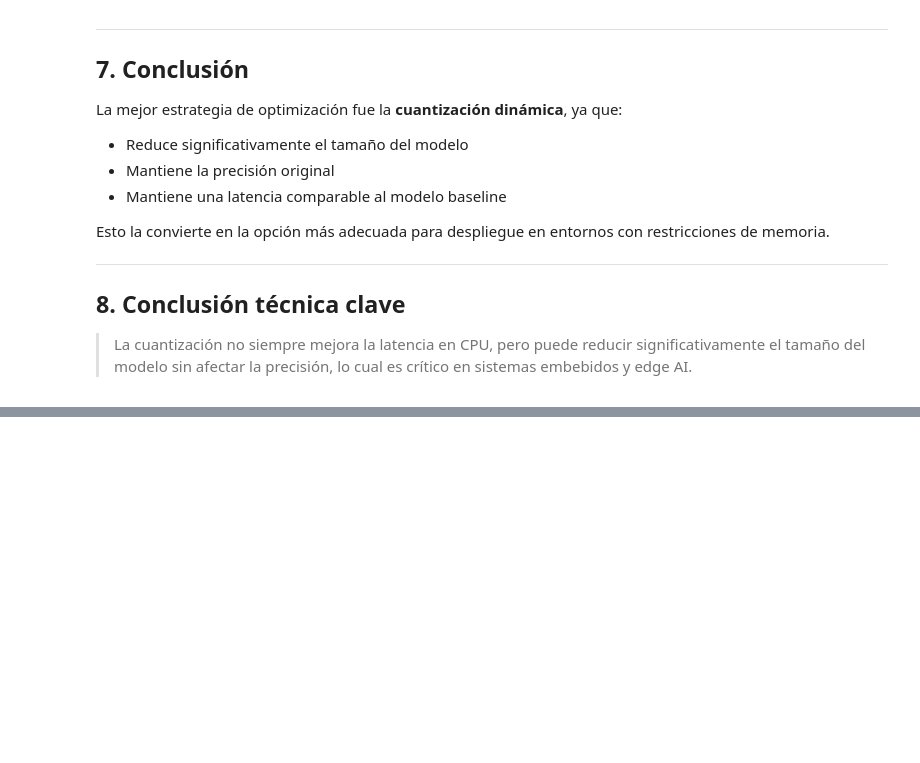
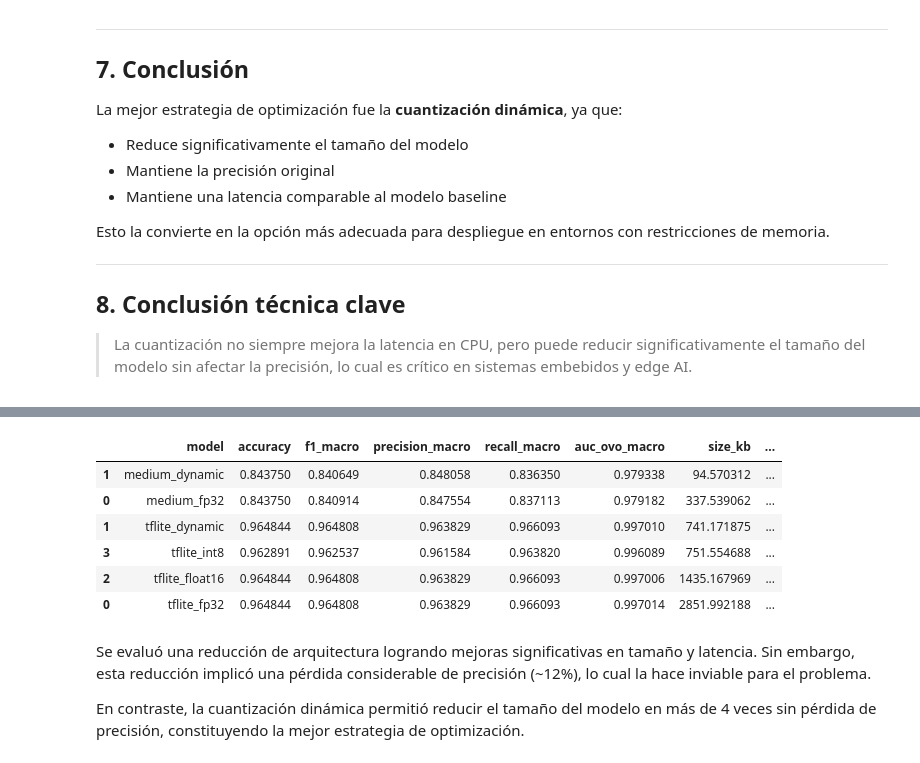
Before and after one commit to jonathancagua/audio, a Jupyter notebook: audio_cuanti.ipynb, the cells around one changed output, grey strips where cells are left out. Cells and saved outputs as stored; diff of their text form; code cells hidden in the pictures; blank space fills up the shorter version.

```diff
--- a/audio_cuanti.ipynb
+++ b/audio_cuanti.ipynb
@@ -1152,0 +1188,20 @@ Esto la convierte en la opción más adecuada para despliegue en entornos con re
+# %%
+callbacks = [
+    tf.keras.callbacks.EarlyStopping(
+        monitor="val_accuracy",
+        patience=5,
+        restore_best_weights=True
+    ),
+    tf.keras.callbacks.ReduceLROnPlateau(
+        monitor="val_loss",
+        factor=0.5,
+        patience=2
+    )
+]
+
+history = medium_model.fit(
+    dataset_train,
+    validation_data=dataset_val,
+    epochs=20,
+    callbacks=callbacks
+)
@@ -1152,0 +1237,3 @@ Esto la convierte en la opción más adecuada para despliegue en entornos con re
+# %%
+tflite_medium_fp32 = convert_to_tflite_fp32(medium_model)
+tflite_medium_dynamic = convert_to_tflite(medium_model, quant_mode="dynamic")
@@ -1152,0 +1258,12 @@ Esto la convierte en la opción más adecuada para despliegue en entornos con re
+# %%
+results_medium = []
+
+results_medium.append(
+    benchmark_tflite_model(tflite_medium_fp32, x_val_np, y_val_np, "medium_fp32")
+)
+
+results_medium.append(
+    benchmark_tflite_model(tflite_medium_dynamic, x_val_np, y_val_np, "medium_dynamic")
+)
+
+pd.DataFrame(results_medium)
@@ -1152,0 +1282,19 @@ Esto la convierte en la opción más adecuada para despliegue en entornos con re
+# %%
+all_results = pd.concat([
+    results_deploy_df,   # tus modelos originales
+    pd.DataFrame(results_medium)
+])
+
+display(all_results.sort_values(by="size_kb"))
+# %% [output]
+|  | model | accuracy | f1_macro | precision_macro | recall_macro | auc_ovo_macro | size_kb | ... |
+| 1 | medium_dynamic | 0.843750 | 0.840649 | 0.848058 | 0.836350 | 0.979338 | 94.570312 | ... |
+| 0 | medium_fp32 | 0.843750 | 0.840914 | 0.847554 | 0.837113 | 0.979182 | 337.539062 | ... |
+| 1 | tflite_dynamic | 0.964844 | 0.964808 | 0.963829 | 0.966093 | 0.997010 | 741.171875 | ... |
+| 3 | tflite_int8 | 0.962891 | 0.962537 | 0.961584 | 0.963820 | 0.996089 | 751.554688 | ... |
+| 2 | tflite_float16 | 0.964844 | 0.964808 | 0.963829 | 0.966093 | 0.997006 | 1435.167969 | ... |
+| 0 | tflite_fp32 | 0.964844 | 0.964808 | 0.963829 | 0.966093 | 0.997014 | 2851.992188 | ... |
+# %% [markdown]
+Se evaluó una reducción de arquitectura logrando mejoras significativas en tamaño y latencia. Sin embargo, esta reducción implicó una pérdida considerable de precisión (~12%), lo cual la hace inviable para el problema.
+
+En contraste, la cuantización dinámica permitió reducir el tamaño del modelo en más de 4 veces sin pérdida de precisión, constituyendo la mejor estrategia de optimización.
```
Also changed, not shown: parts of 8 cells of this notebook.
